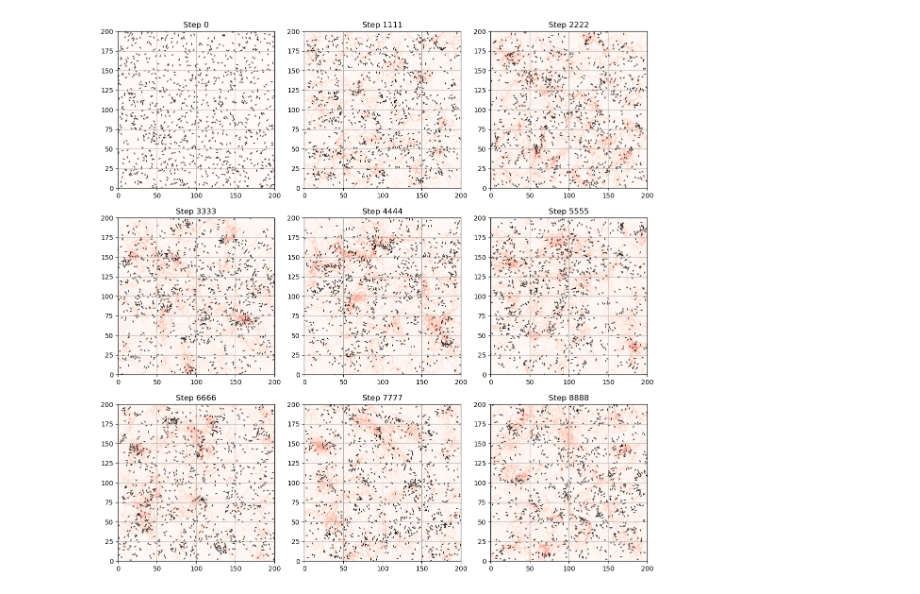
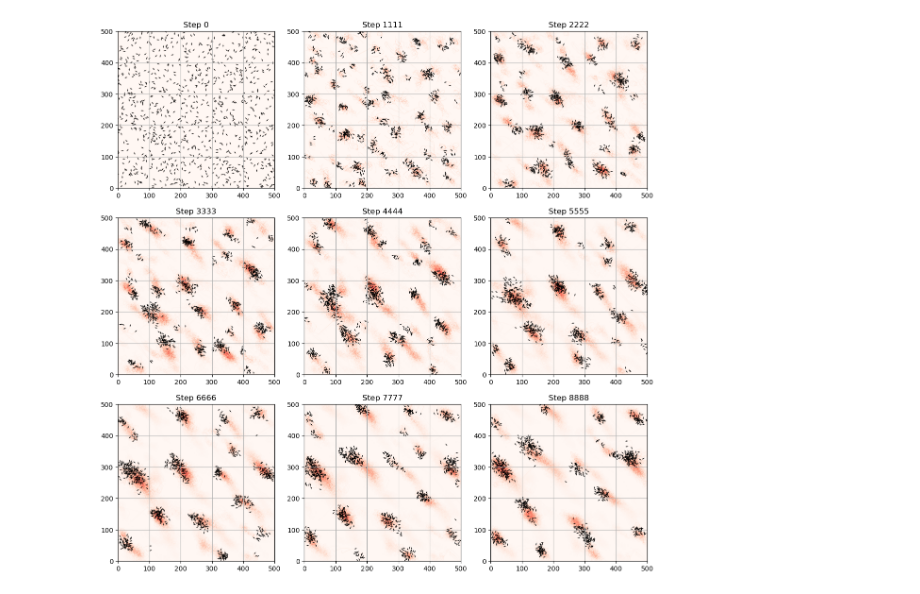
Before and after one commit to JGPannekoek/Natural-Computing, a Jupyter notebook: boids_stigmergic.ipynb, the cells around one changed output. Saved outputs shown, nothing was run; the diff lists cells and outputs as text; code cells hidden in the pictures.

Commit message:
Played around with more boids, but it doesn't fucking work!!!

```diff
--- a/boids_stigmergic.ipynb
+++ b/boids_stigmergic.ipynb
@@ -154,8 +8,8 @@ def boids_simulation(num_boids, num_steps, seperation, separation_radius, alignm
 # %%
 def boids_simulation(num_boids, num_steps, seperation, separation_radius, alignment,
                      alignment_radius, cohesion, cohesion_radius, rng_key, pheromone_sensitivity, pheromone_radius = 10, space_size=50.0,
-                     max_velocity=0.2, min_velocity=0.05, avoid_edges=False, edge_avoidance_strength=1.0,
-                     pheromone_fraction=0.5, pheromone_decay=0.001, pheromone_deposit_interval=5, FOV=jnp.pi/2):
+                     max_velocity=0.5, min_velocity=0.05, avoid_edges=False, edge_avoidance_strength=1.0,
+                     pheromone_fraction=1, pheromone_decay=0.0005, pheromone_deposit_interval=5, FOV=jnp.pi/2):
     """
     Simulate the movement of boids in a 2D toroidal space with velocity constraints and pheromone behavior.
 
@@ -255,7 +109,7 @@ def boids_simulation(num_boids, num_steps, seperation, separation_radius, alignm
         )
 
         # Pheromone seeking behavior
-        seeking_boids = ~pheromone_boids
+        seeking_boids = pheromone_boids + ~pheromone_boids
 
         def get_pheromone_vector_grid_method(pheromone_grid, positions, velocities, seeking_boids, pheromone_radius):
             patch_radius = int(pheromone_radius)
@@ -343,12 +197,12 @@ seperation = -0.3
 alignment = 0.4
 cohesion = 0.3
 pheromone_sensitivity = 1
-separation_radius = 2
-alignment_radius = 8
-cohesion_radius = 8
-pheromone_radius = 20
+separation_radius = 5
+alignment_radius = 20
+cohesion_radius = 20
+pheromone_radius = 60
 rng_key = jr.PRNGKey(10)
-space_size = 200.0
+space_size = 500.0
 
 # Enable edge avoidance
 avoid_edges = False
@@ -370,35 +224,35 @@ position_history_np = np.array(position_history)
 velocity_history_np = np.array(velocity_history)
 pheromone_history_np = np.array(pheromone_history)
 
 # Normalize the velocities for color mapping
 abs_velocities = np.linalg.norm(velocity_history_np, axis=-1)
 velocity_history_np = velocity_history_np / (abs_velocities[..., None] + 1e-8)  # Normalize to unit vectors
 
 # Plot the simulation at 9 different time points in a 3x3 grid
 use_velocity = True
 fig, axs = plt.subplots(3, 3, figsize=(12, 12))
 for i, ax in enumerate(axs.flat):
     step = i * (num_steps // 9)
     ax.set_title(f"Step {step}")
     ax.set_aspect('equal')
     ax.grid()
 
     # Plot the pheromone grid as a red heatmap with alpha indicating decay
     pheromone_grid = pheromone_history_np[step]
-    ax.imshow(pheromone_grid.T, origin='lower', cmap='Reds', alpha=0.5, extent=(0, space_size, 0, space_size))
+    ax.imshow(pheromone_grid.T, origin='lower', cmap='Reds', alpha=0.8, extent=(0, space_size, 0, space_size))
 
     # Plot the boids
     if use_velocity:
         ax.quiver(position_history_np[step, :, 0], position_history_np[step, :, 1],
                   velocity_history_np[step, :, 0], velocity_history_np[step, :, 1],
                   angles='xy', scale_units='xy')
     else:
         ax.scatter(position_history_np[step, :, 0], position_history_np[step, :, 1], c='blue', s=1)
 
 plt.tight_layout()
 plt.show()
 # %% [output]
-[figure, old version]
+[figure, new version]
 # %%
 def create_gif(position_history, velocity_history, pheromone_history, filename='boids_simulation.gif', fps=5, frame_step=10, use_arrows=True, window_size=100.0, space_size=100.0):
     """
```
Also changed, not shown: parts of 2 cells of this notebook, 3 other files.
